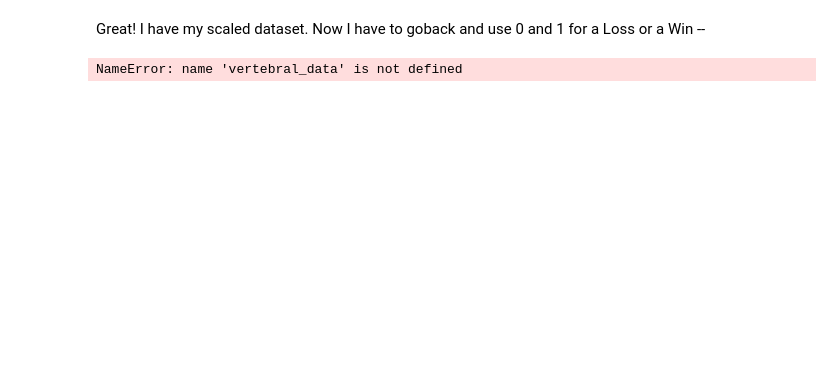
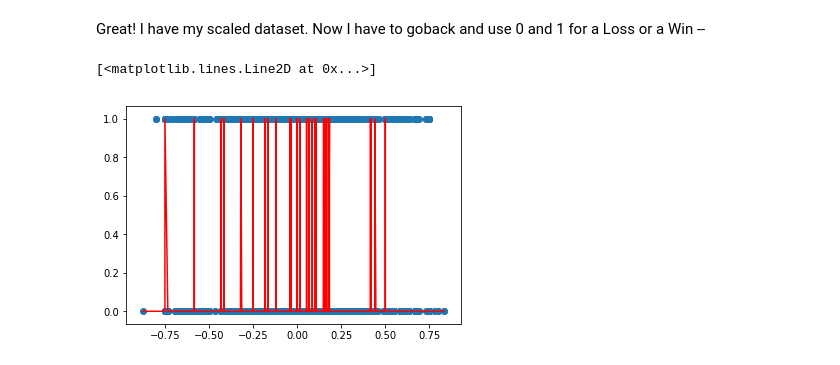
Before and after one commit to MLybeer/Football_Momentum_Stats, a Jupyter notebook: NFL_Statistics.ipynb, the cells around one changed output. Cells and saved outputs as stored; diff of their text form; code cells hidden in the pictures; blank space fills up the shorter version.

```diff
--- a/NFL_Statistics.ipynb
+++ b/NFL_Statistics.ipynb
@@ -166,7 +168,7 @@ Actually, I'm pretty sure that the Win_Loss groupby and the Possesion groupbys c
 # %%
 g = NFLDataFrame.groupby(["gameid","off"])
 ##
-v = np.where((g.offscore.max() - g.defscore.max()) >= 0, 1, 0)
+v = np.where((g.offscore.max() - g.defscore.max()) > 0, 1, 0)
 p = ((NFLDataFrame.groupby(["gameid","off"]).off.count() / NFLDataFrame.groupby(["gameid"]).off.count()) * 100).round(1)
 opp_p = 100 - p
 diff = p - opp_p
@@ -176,7 +178,7 @@ diff = p - opp_p
 # Now, lets scale this from 1 to -1
 scaler = MinMaxScaler(feature_range=(-1,1))
 ##---------------------------
-df = pd.DataFrame({'Win/Loss' : v, 'Possesion %' : diff, '3rd Down Conversion Rank' : Final_3rd_score})
+df = pd.DataFrame({'Win_Loss' : v, 'Possesion %' : diff, 'TDC_Rank' : Final_3rd_score})
 # %%
 df.dtypes
 # %% [output]
@@ -220,8 +222,21 @@ max                        3.08         3.69
 # %% [markdown]
 Great!  I have my scaled dataset.  Now I have to goback and use 0 and 1 for a Loss or a Win --
-# %%
-logreg = LogisticRegression(C=1e9)
-ALL_feature_cols = ['pelvic_incidence','pelvic_tilt','lumbar_lordosis_angle','sacral_slope','pelvic_radius','spondy_grade']
-X_ALL = vertebral_data[ALL_feature_cols]
-# %% [output]
-NameError: name 'vertebral_data' is not defined
+# %%
+logreg = LogisticRegression(C=1e9)
+feature_col_1 = ['TDC_Rank']
+feature_col_2 = ['Possesion %']
+ALL_feature_cols = ['TDC_Rank','Possesion %']
+X = df[feature_col_1]
+y = df.Win_Loss
+logreg.fit(X, y)
+outcome_pred_class_log = logreg.predict(X)
+# %%
+# sort DataFrame by Third-Down Conversions so that the line plot makes sense
+df.sort_values('TDC_Rank', inplace=True)
+# %%
+# plot the Win_Loss class predictions
+plt.scatter(df.TDC_Rank, df.Win_Loss)
+plt.plot(df.TDC_Rank, outcome_pred_class_log, color='red')
+# %% [output]
+[<matplotlib.lines.Line2D at 0x...>]
+[figure, added]
```
Also changed, not shown: parts of 5 cells of this notebook.
